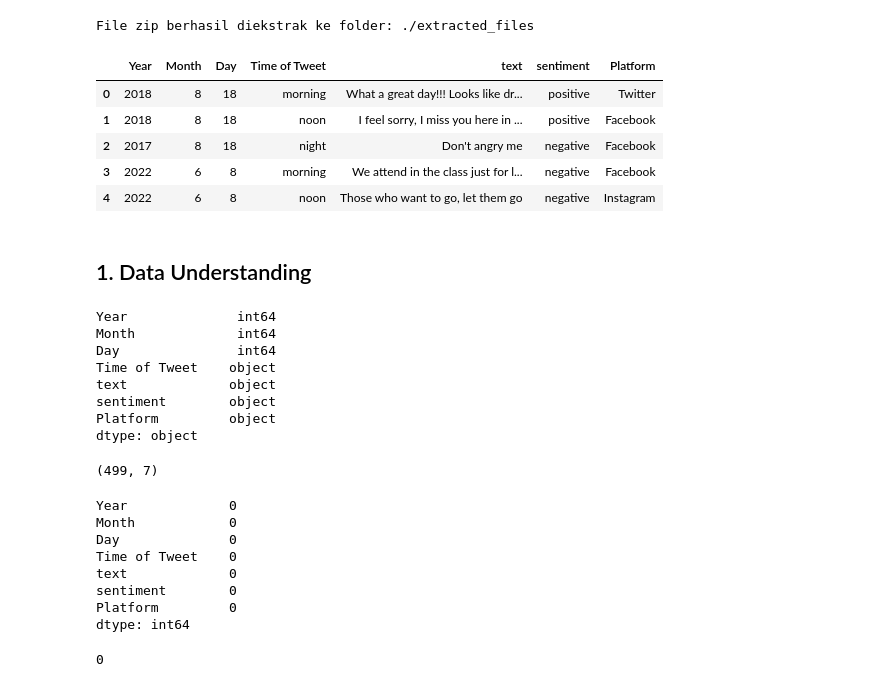
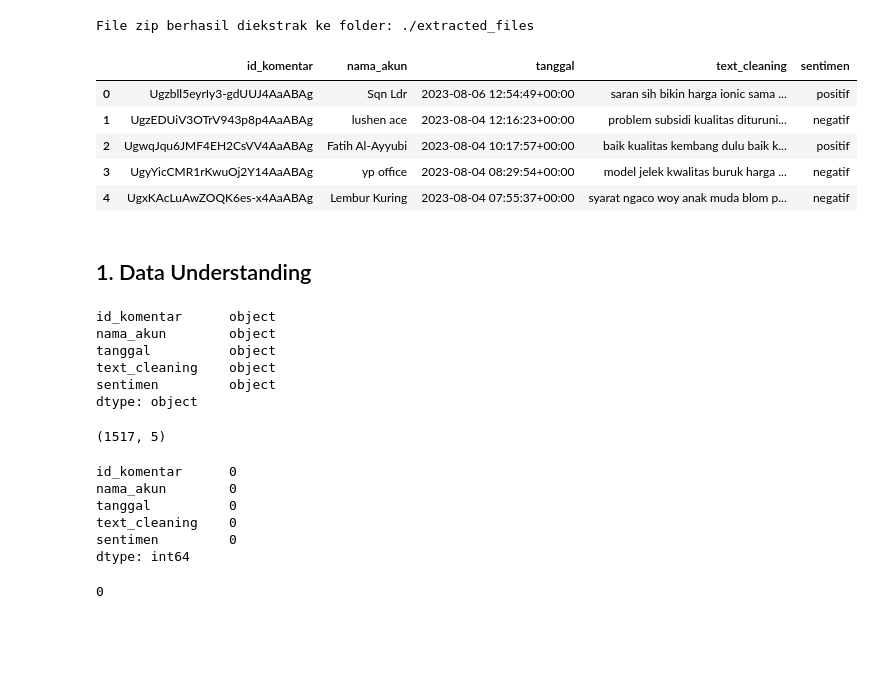
Before and after one commit to ulimamunas/SentimentAnalysis-Bengkod, a Jupyter notebook: sentiment.ipynb, the cells around one changed output. Cells and saved outputs as stored; diff of their text form; code cells hidden in the pictures; blank space fills up the shorter version.

```diff
--- a/sentiment.ipynb
+++ b/sentiment.ipynb
@@ -83,43 +74,39 @@ print("File zip berhasil diekstrak ke folder:", extract_path)
 # %% [output]
 File zip berhasil diekstrak ke folder: ./extracted_files
 # %%
-data = pd.read_csv('./extracted_files/sentiment_analysis.csv')
+data = pd.read_csv('./extracted_files/mobil_listrik.csv')
 data.head()
 # %% [output]
-|  | Year | Month | Day | Time of Tweet | text | sentiment | Platform |
-| 0 | 2018 | 8 | 18 | morning | What a great day!!! Looks like dr... | positive | Twitter |
-| 1 | 2018 | 8 | 18 | noon | I feel sorry, I miss you here in ... | positive | Facebook |
-| 2 | 2017 | 8 | 18 | night | Don't angry me | negative | Facebook |
-| 3 | 2022 | 6 | 8 | morning | We attend in the class just for l... | negative | Facebook |
-| 4 | 2022 | 6 | 8 | noon | Those who want to go, let them go | negative | Instagram |
+|  | id_komentar | nama_akun | tanggal | text_cleaning | sentimen |
+| 0 | Ugzbll5eyrIy3-gdUUJ4AaABAg | Sqn Ldr | 2023-08-06 12:54:49+00:00 | saran sih bikin harga ionic sama ... | positif |
+| 1 | UgzEDUiV3OTrV943p8p4AaABAg | lushen ace | 2023-08-04 12:16:23+00:00 | problem subsidi kualitas dituruni... | negatif |
+| 2 | UgwqJqu6JMF4EH2CsVV4AaABAg | Fatih Al-Ayyubi | 2023-08-04 10:17:57+00:00 | baik kualitas kembang dulu baik k... | positif |
+| 3 | UgyYicCMR1rKwuOj2Y14AaABAg | yp office | 2023-08-04 08:29:54+00:00 | model jelek kwalitas buruk harga ... | negatif |
+| 4 | UgxKAcLuAwZOQK6es-x4AaABAg | Lembur Kuring | 2023-08-04 07:55:37+00:00 | syarat ngaco woy anak muda blom p... | negatif |
 # %% [markdown]
 ## 1. Data Understanding
 # %%
 data.dtypes
 # %% [output]
-Year              int64
-Month             int64
-Day               int64
-Time of Tweet    object
-text             object
-sentiment        object
-Platform         object
+id_komentar      object
+nama_akun        object
+tanggal          object
+text_cleaning    object
+sentimen         object
 dtype: object
 # %%
 data.shape
 # %% [output]
-(499, 7)
+(1517, 5)
 # %%
 data = data.dropna()
 data.isnull().sum()
 # %% [output]
-Year             0
-Month            0
-Day              0
-Time of Tweet    0
-text             0
-sentiment        0
-Platform         0
+id_komentar      0
+nama_akun        0
+tanggal          0
+text_cleaning    0
+sentimen         0
 dtype: int64
 # %%
 data = data.drop_duplicates()
```
Also changed, not shown: parts of 26 cells of this notebook.
